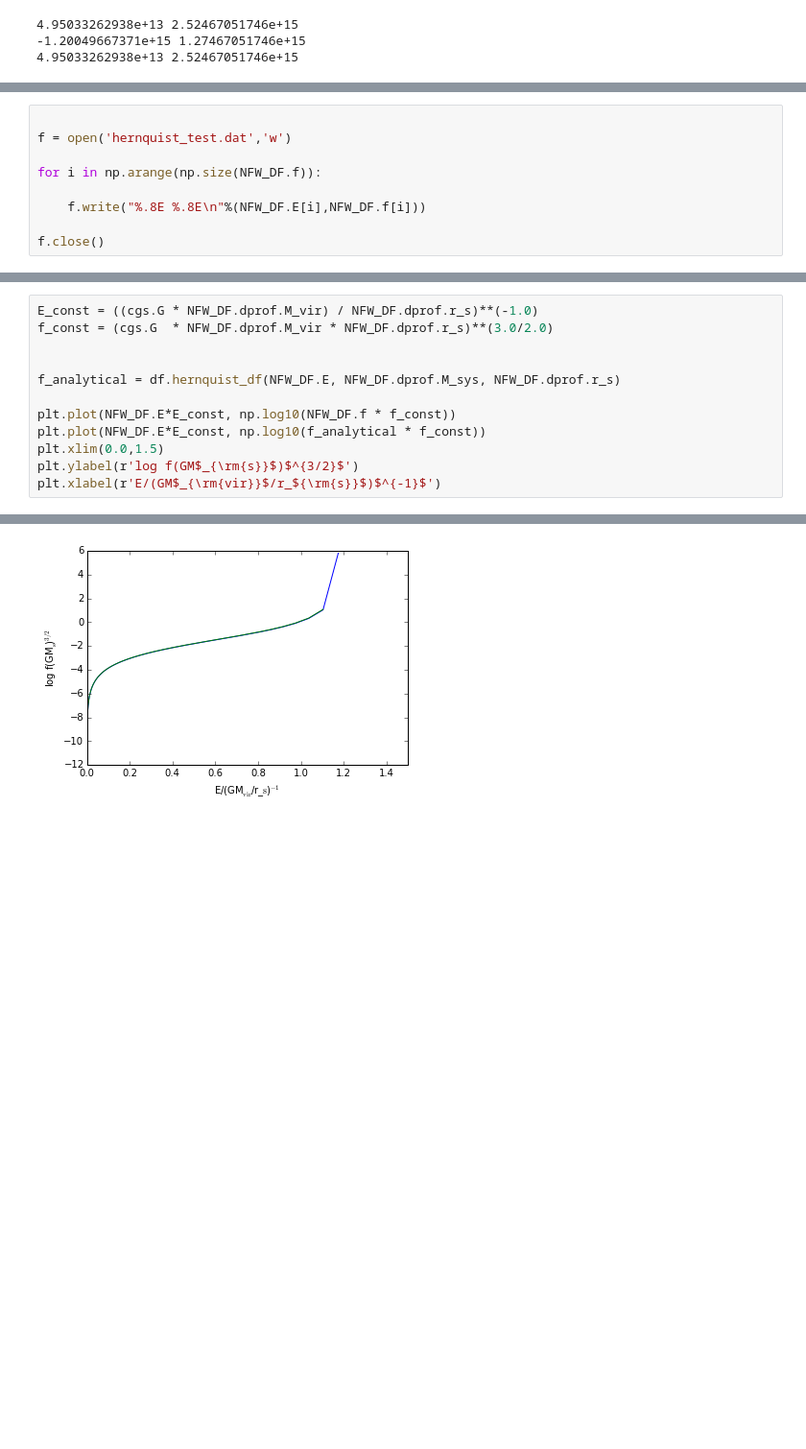
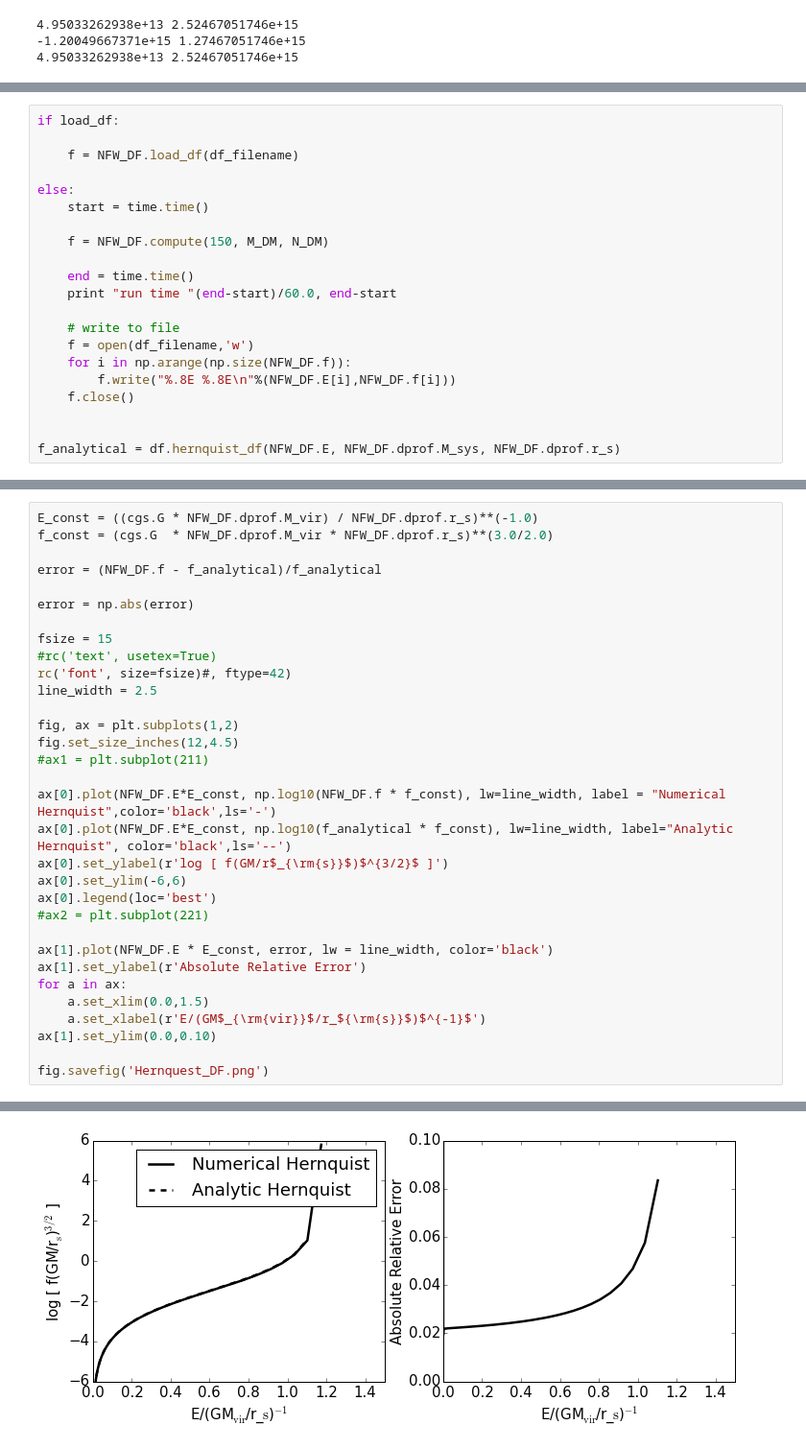
Before and after one commit to aemerick/dwarfs, a Jupyter notebook: analysis/dark_matter_ic/DF_testing.ipynb, the cells around one changed output, grey strips where cells are left out. Shown at 96% size. Drawn from its saved outputs; the diff is of its cells as text; blank space fills up the shorter version.

Commit message:
cleaned up. added plot

```diff
--- a/analysis/dark_matter_ic/DF_testing.ipynb
+++ b/analysis/dark_matter_ic/DF_testing.ipynb
@@ -99,9 +52,21 @@ print NFW_DF.f * (NFW_DF.M_DM*NFW_DF.N_DM) * (NFW_DF.M_DM/NFW_DF.N_DM)**0.5 / NF
 # %%
+if load_df:
 
-f = open('hernquist_test.dat','w')
+    f = NFW_DF.load_df(df_filename)
 
-for i in np.arange(np.size(NFW_DF.f)):
+else:
+    start = time.time()
 
-    f.write("%.8E %.8E\n"%(NFW_DF.E[i],NFW_DF.f[i]))
+    f = NFW_DF.compute(150, M_DM, N_DM)
 
-f.close()
+    end = time.time()
+    print "run time "(end-start)/60.0, end-start
+
+    # write to file
+    f = open(df_filename,'w')
+    for i in np.arange(np.size(NFW_DF.f)):
+        f.write("%.8E %.8E\n"%(NFW_DF.E[i],NFW_DF.f[i]))
+    f.close()
+
+
+f_analytical = df.hernquist_df(NFW_DF.E, NFW_DF.dprof.M_sys, NFW_DF.dprof.r_s)
@@ -109,12 +76,32 @@ f.close()
 E_const = ((cgs.G * NFW_DF.dprof.M_vir) / NFW_DF.dprof.r_s)**(-1.0)
 f_const = (cgs.G  * NFW_DF.dprof.M_vir * NFW_DF.dprof.r_s)**(3.0/2.0)
 
+error = (NFW_DF.f - f_analytical)/f_analytical
 
-f_analytical = df.hernquist_df(NFW_DF.E, NFW_DF.dprof.M_sys, NFW_DF.dprof.r_s)
+error = np.abs(error)
 
-plt.plot(NFW_DF.E*E_const, np.log10(NFW_DF.f * f_const))
-plt.plot(NFW_DF.E*E_const, np.log10(f_analytical * f_const))
-plt.xlim(0.0,1.5)
-plt.ylabel(r'log f(GM$_{\rm{s}}$)$^{3/2}$')
-plt.xlabel(r'E/(GM$_{\rm{vir}}$/r_${\rm{s}}$)$^{-1}$')
+fsize = 15
+#rc('text', usetex=True)
+rc('font', size=fsize)#, ftype=42)
+line_width = 2.5
+
+fig, ax = plt.subplots(1,2)
+fig.set_size_inches(12,4.5)
+#ax1 = plt.subplot(211)
+
+ax[0].plot(NFW_DF.E*E_const, np.log10(NFW_DF.f * f_const), lw=line_width, label = "Numerical Hernquist",color='black',ls='-')
+ax[0].plot(NFW_DF.E*E_const, np.log10(f_analytical * f_const), lw=line_width, label="Analytic Hernquist", color='black',ls='--')
+ax[0].set_ylabel(r'log [ f(GM/r$_{\rm{s}}$)$^{3/2}$ ]')
+ax[0].set_ylim(-6,6)
+ax[0].legend(loc='best')
+#ax2 = plt.subplot(221)
+
+ax[1].plot(NFW_DF.E * E_const, error, lw = line_width, color='black')
+ax[1].set_ylabel(r'Absolute Relative Error')
+for a in ax:
+    a.set_xlim(0.0,1.5)
+    a.set_xlabel(r'E/(GM$_{\rm{vir}}$/r_${\rm{s}}$)$^{-1}$')
+ax[1].set_ylim(0.0,0.10)
+
+fig.savefig('Hernquest_DF.png')
 # %% [output]
@@ -122 +108 @@ plt.xlabel(r'E/(GM$_{\rm{vir}}$/r_${\rm{s}}$)$^{-1}$')
-[figure, old version]
+[figure, new version]
```
Also changed, not shown: parts of 14 cells of this notebook.
